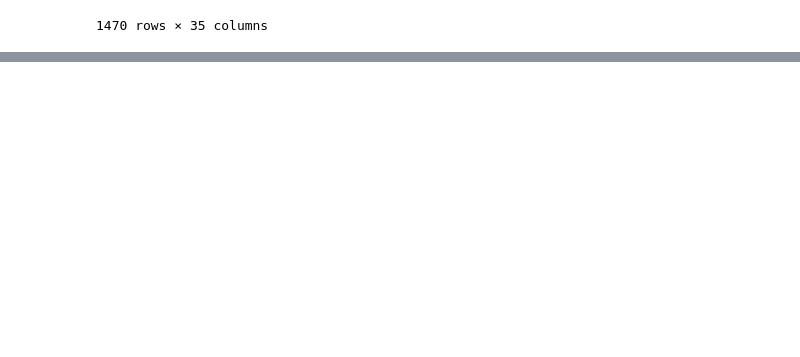
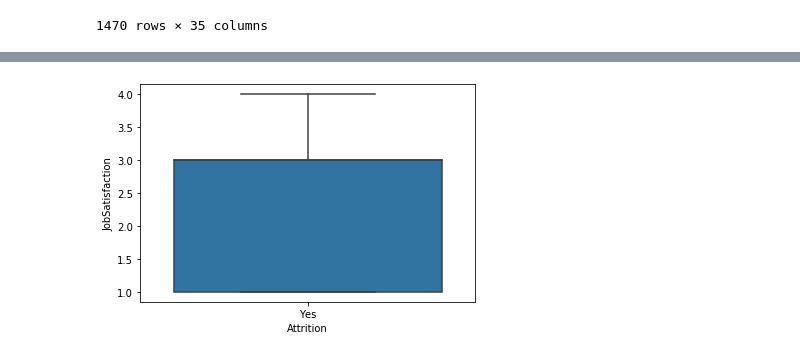
Before and after one commit to Darman09/Big_Data_DAHLEM_Romain_M2_IOT, a Jupyter notebook: DataViz.ipynb, the cells around one changed output, grey strips where cells are left out. Saved outputs shown, nothing was run; the diff lists cells and outputs as text; code cells hidden in the pictures; blank space fills up the shorter version.

```diff
--- a/DataViz.ipynb
+++ b/DataViz.ipynb
@@ -130,0 +162,8 @@ dfCat
+# %%
+# Changez de graphique et utilisez plutôt un boxplot, que pouvez vous conclure ?
+ax = sns.boxplot(x="Attrition", y="JobSatisfaction", data=dfCatViz)
+# Qu'il n'y a pas de relation entre le JobSatisfaction des personnes dans leur job et le fait qu'il parte.
+
+# 4) Le Job Satisfaction présent dans données aberrantes
+# %% [output]
+[figure, added]
```
Also changed, not shown: parts of 9 cells of this notebook.
